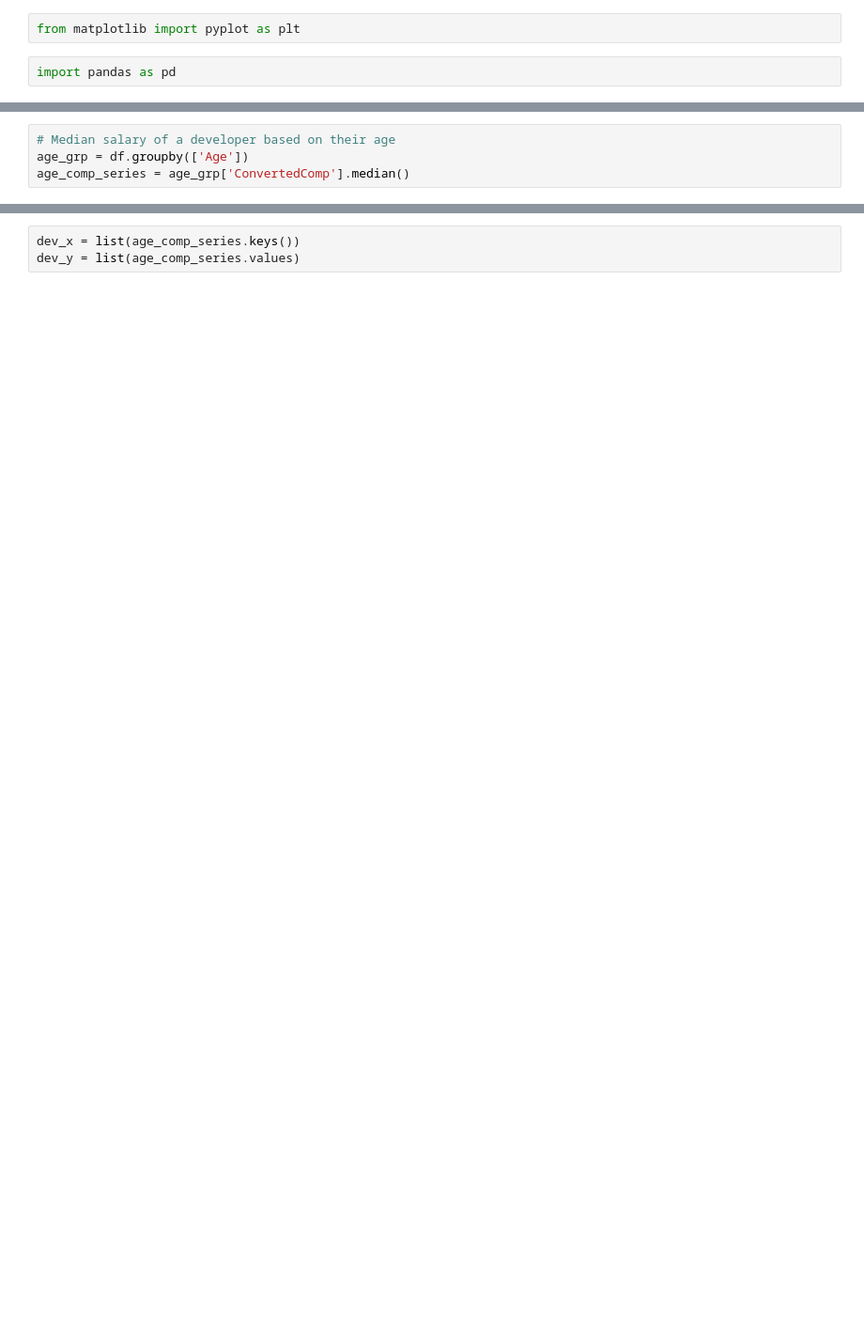
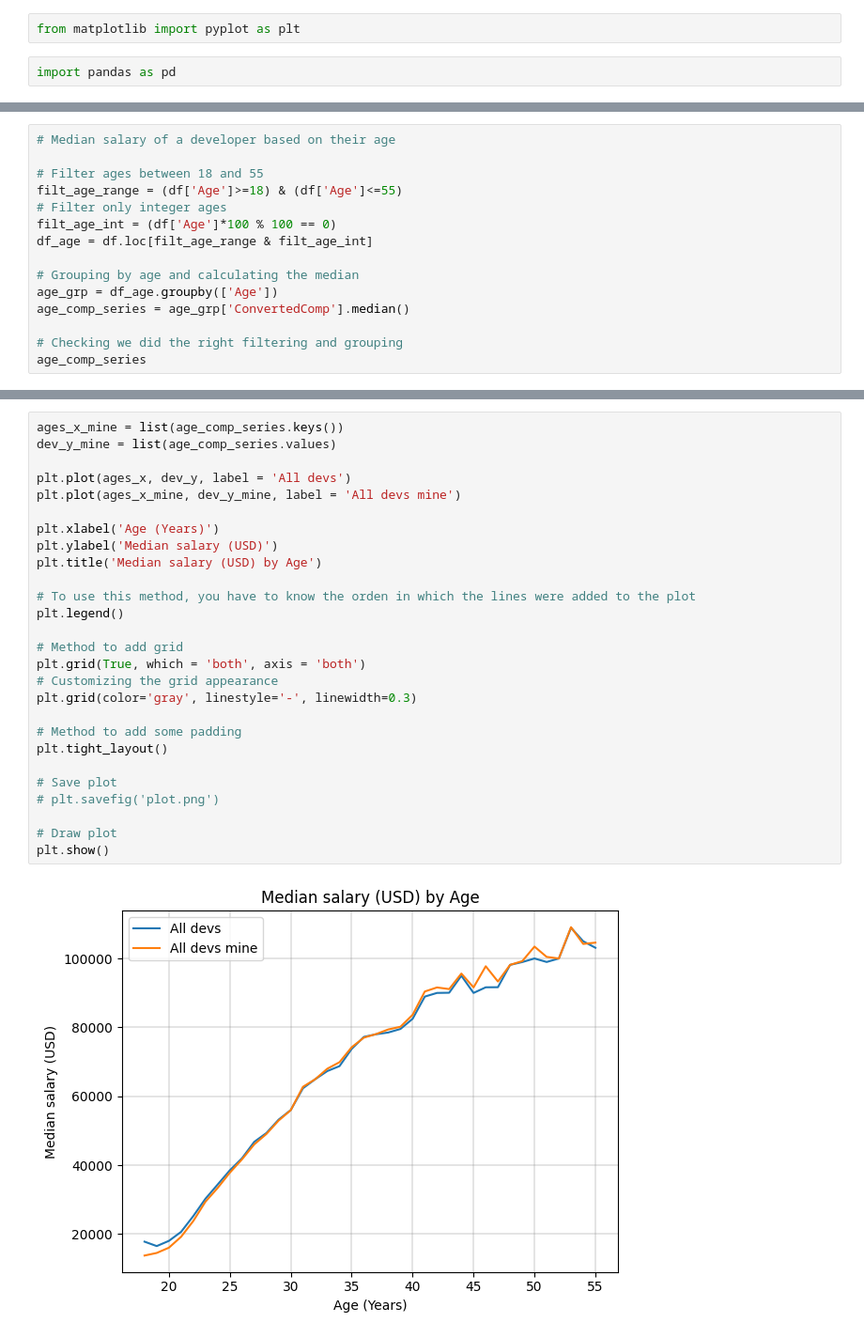
Before and after one commit to auroraruiz/Tutorials, a Jupyter notebook: matplotlib/01_matplotlib.ipynb, the cells around one changed output, grey strips where cells are left out. Shown at 94% size. Saved outputs shown, nothing was run; the diff lists cells and outputs as text; blank space fills up the shorter version.

```diff
--- a/matplotlib/01_matplotlib.ipynb
+++ b/matplotlib/01_matplotlib.ipynb
@@ -86,4 +152,15 @@ dev_y = [17784, 16500, 18012, 20628, 25206, 30252, 34368, 38496, 42000, 46752, 4
 # %%
 # Median salary of a developer based on their age
-age_grp = df.groupby(['Age'])
+
+# Filter ages between 18 and 55
+filt_age_range = (df['Age']>=18) & (df['Age']<=55)
+# Filter only integer ages
+filt_age_int = (df['Age']*100 % 100 == 0)
+df_age = df.loc[filt_age_range & filt_age_int]
+
+# Grouping by age and calculating the median
+age_grp = df_age.groupby(['Age'])
 age_comp_series = age_grp['ConvertedComp'].median()
+
+# Checking we did the right filtering and grouping
+age_comp_series
@@ -90,3 +181,29 @@ age_comp_series = age_grp['ConvertedComp'].median()
-# %%
-dev_x = list(age_comp_series.keys())
-dev_y = list(age_comp_series.values)
+# %%
+ages_x_mine = list(age_comp_series.keys())
+dev_y_mine = list(age_comp_series.values)
+
+plt.plot(ages_x, dev_y, label = 'All devs')
+plt.plot(ages_x_mine, dev_y_mine, label = 'All devs mine')
+
+plt.xlabel('Age (Years)')
+plt.ylabel('Median salary (USD)')
+plt.title('Median salary (USD) by Age')
+
+# To use this method, you have to know the orden in which the lines were added to the plot
+plt.legend()
+
+# Method to add grid
+plt.grid(True, which = 'both', axis = 'both')
+# Customizing the grid appearance
+plt.grid(color='gray', linestyle='-', linewidth=0.3)
+
+# Method to add some padding
+plt.tight_layout()
+
+# Save plot
+# plt.savefig('plot.png')
+
+# Draw plot
+plt.show()
+# %% [output]
+[figure, added]
```
Also changed, not shown: parts of 11 cells of this notebook, 2 other files.
